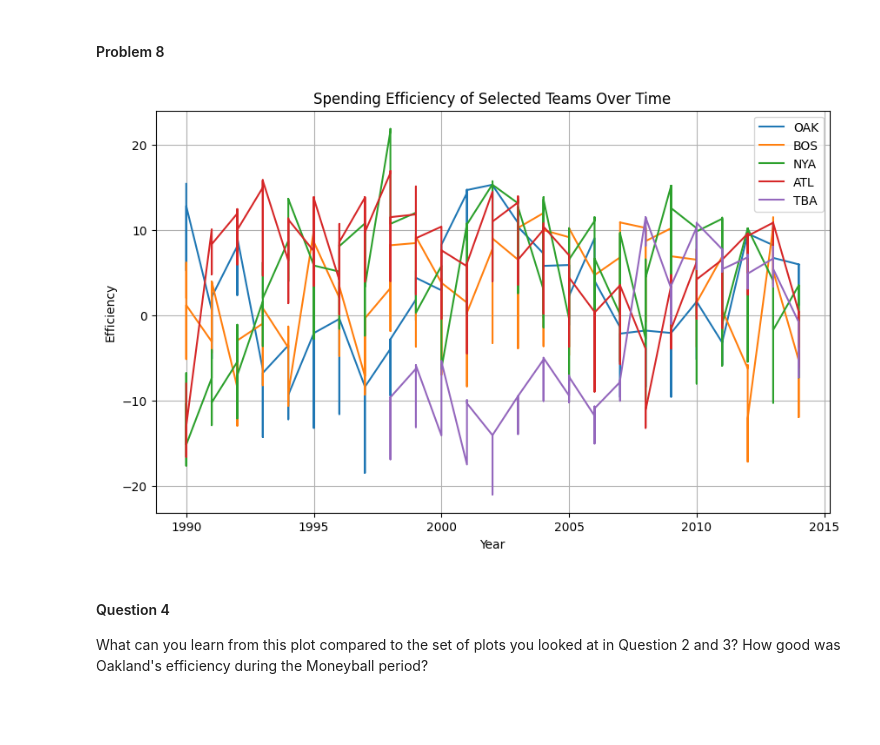
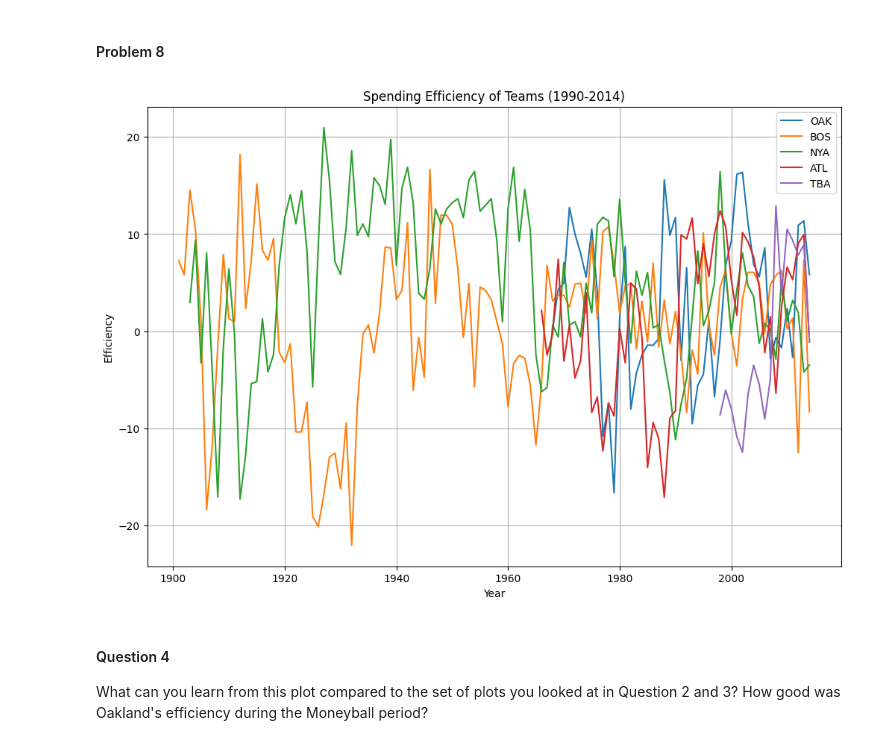
Before and after one commit to diegolopez2002/proj2, a Jupyter notebook: proj2.ipynb, the cells around one changed output. Cells and saved outputs as stored; diff of their text form; code cells hidden in the pictures; blank space fills up the shorter version.

```diff
--- a/proj2.ipynb
+++ b/proj2.ipynb
@@ -489,57 +551,73 @@ conn.close()
 # %% [markdown]
 #### Problem 8
 # %%
-conn = sqlite3.connect("lahman2014.sqlite")
-teams_of_interest = ['OAK', 'BOS', 'NYA', 'ATL', 'TBA']
-start_year = 1990
-end_year = 2014
+sqlite_file = 'lahman2014.sqlite'
+conn = sqlite3.connect(sqlite_file)
 
-
-query = f"""
+query = """
 SELECT
     t.teamID,
     t.yearID,
+    t.franchID,
+    t.W AS wins,
+    t.G AS games_played,
+    COALESCE(s.total_payroll, 0) AS total_payroll,
     CASE
         WHEN t.G = 0 THEN NULL
-        ELSE (t.W * 1.0 / t.G) * 100.0
-    END AS win_percentage,
-    s.salary AS total_payroll
+        ELSE (t.W * 1.0 / t.G) * 100.0  -- Avoid integer division
+    END AS winning_percentage
 FROM
     Teams t
-LEFT JOIN Salaries s ON t.teamID = s.teamID AND t.yearID = s.yearID
-WHERE
-    t.yearID BETWEEN {start_year} AND {end_year};
+LEFT JOIN (
+    SELECT
+        teamID,
+        yearID,
+        SUM(salary) AS total_payroll
+    FROM
+        Salaries
+    GROUP BY
+        teamID,
+        yearID
+) s ON t.teamID = s.teamID AND t.yearID = s.yearID
 """
 
+# Execute the query and load data into a DataFrame
 data = pd.read_sql(query, conn)
-def expected_win_percentage(row):
+
+# Function to standardize payroll
+def standardize_payroll(row):
     year = row['yearID']
-    standardized_payroll = (row['total_payroll'] - mean_payroll_by_year[year]) / std_payroll_by_year[year]
-    return 50 + 2.5 * standardized_payroll
+    mean = mean_payroll_by_year[year]
+    std = std_payroll_by_year[year]
+    payroll = row['total_payroll']
+    standardized_payroll = (payroll - mean) / std if std != 0 else 0
+    return standardized_payroll
 
 mean_payroll_by_year = data.groupby('yearID')['total_payroll'].mean()
 std_payroll_by_year = data.groupby('yearID')['total_payroll'].std()
-data['expected_win_percentage'] = data.apply(expected_win_percentage, axis=1)
 
-data['efficiency'] = data['win_percentage'] - data['expected_win_percentage']
+data['standardized_payroll'] = data.apply(standardize_payroll, axis=1)
 
-filtered_data = data[data['teamID'].isin(teams_of_interest)]
+data['expected_win_percentage'] = 50 + 2.5 * data['standardized_payroll']
+data['efficiency'] = data['winning_percentage'] - data['expected_win_percentage']
 
-plt.figure(figsize=(10, 6))
-for team in teams_of_interest:
+teams_to_plot = ['OAK', 'BOS', 'NYA', 'ATL', 'TBA']
+filtered_data = data[data['teamID'].isin(teams_to_plot)]
+plt.figure(figsize=(12, 8))
+for team in teams_to_plot:
     team_data = filtered_data[filtered_data['teamID'] == team]
     plt.plot(team_data['yearID'], team_data['efficiency'], label=team)
 
 plt.xlabel('Year')
 plt.ylabel('Efficiency')
-plt.title('Spending Efficiency of Selected Teams Over Time')
+plt.title('Spending Efficiency of Teams (1990-2014)')
 plt.legend()
 plt.grid(True)
 plt.show()
 
 conn.close()
 # %% [output]
-[figure, old version]
+[figure, new version]
 # %% [markdown]
 #### Question 4
 
```
Also changed, not shown: parts of 1 cell of this notebook.
